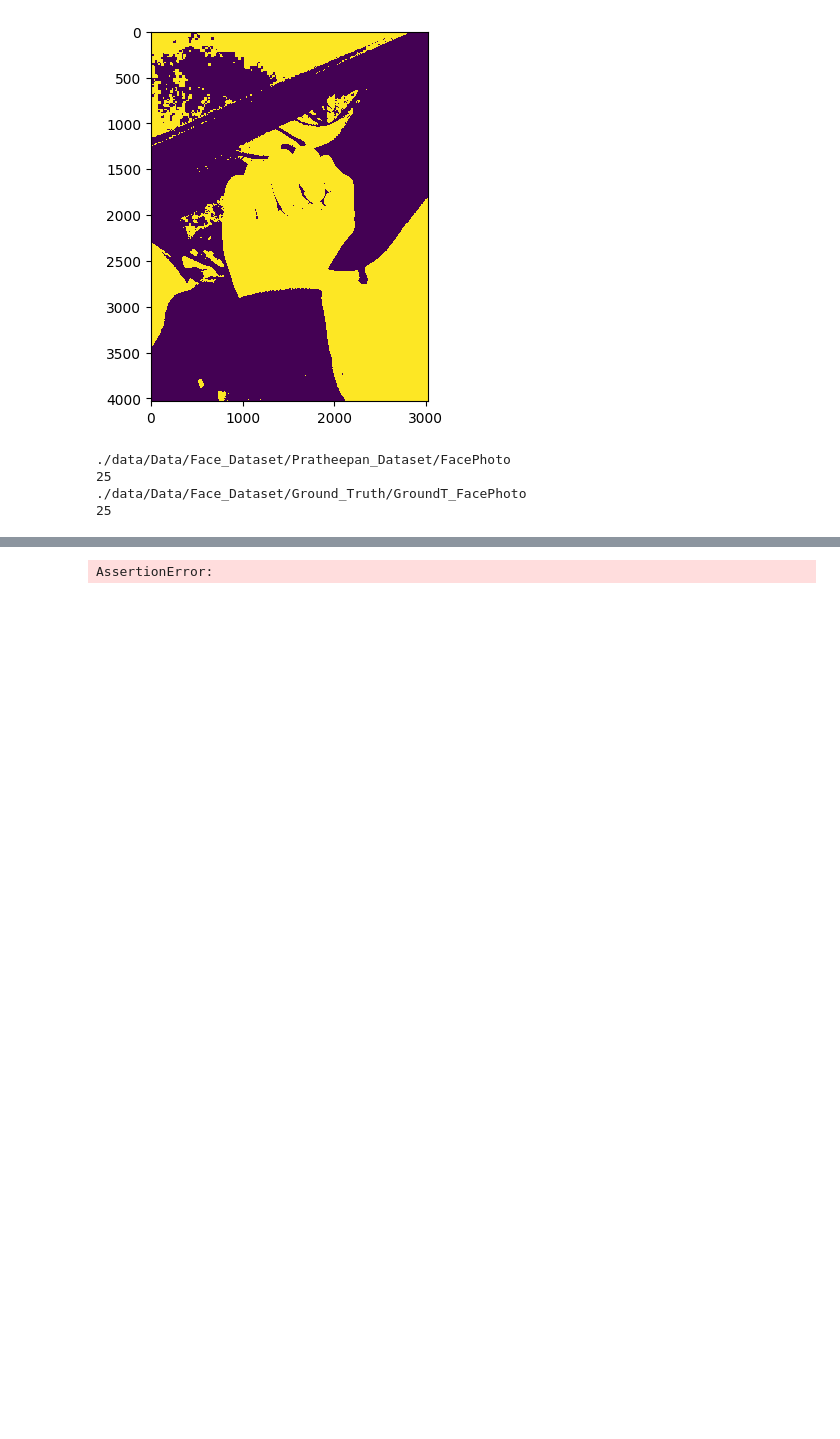
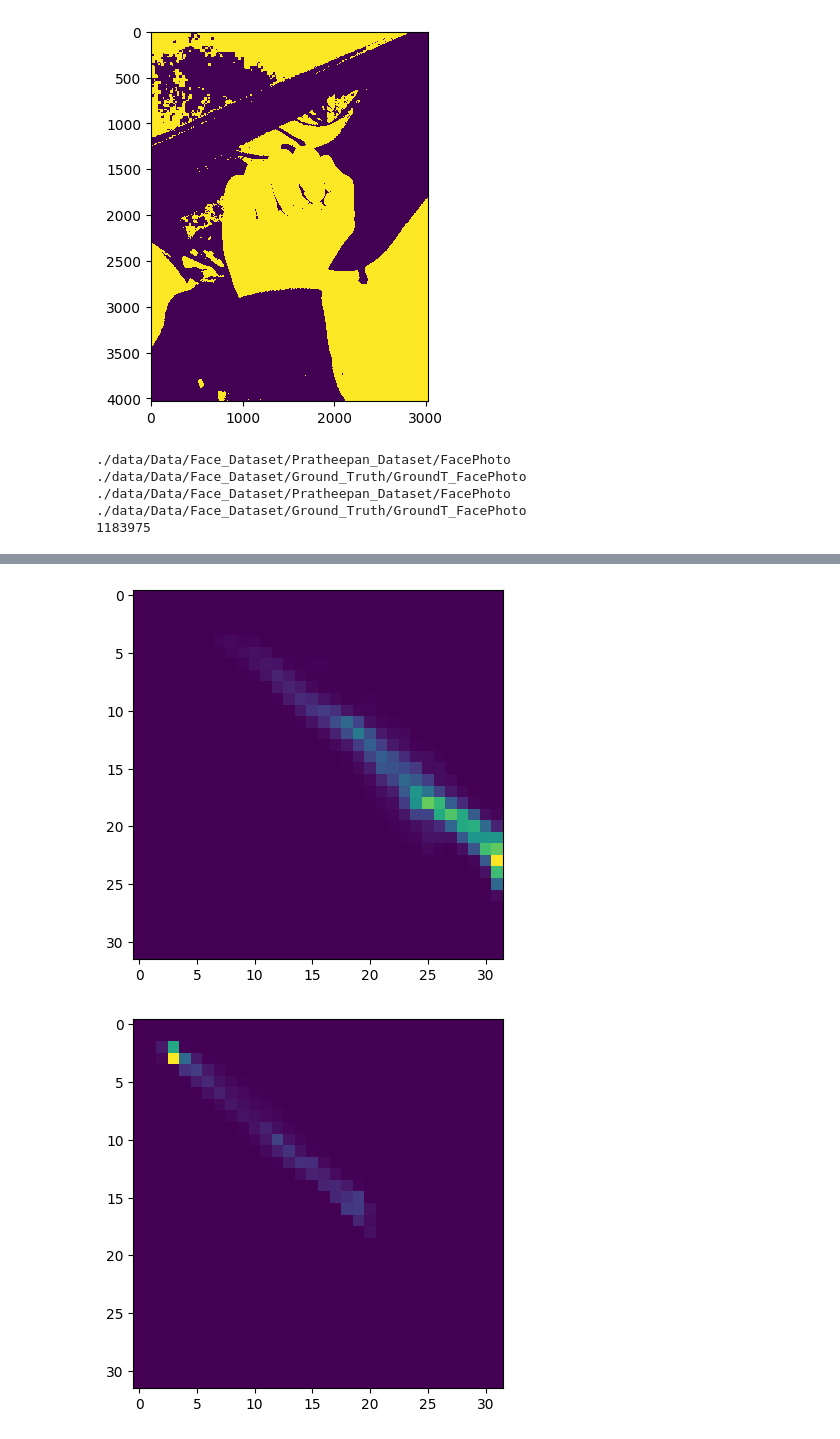
Before and after one commit to MatthiasPicard/projet-vision-cs, a Jupyter notebook: test_skin_filter.ipynb, the cells around one changed output, grey strips where cells are left out. Cells and saved outputs as stored; diff of their text form; code cells hidden in the pictures; blank space fills up the shorter version.

Commit message:
feat: :zap: filtering using histograms

```diff
--- a/test_skin_filter.ipynb
+++ b/test_skin_filter.ipynb
@@ -67,12 +67,12 @@ def getImagesFromResources(skin_rep, color_space):
 skin_images = getImagesFromResources(
     "./data/Data/Face_Dataset/Pratheepan_Dataset/FacePhoto/", "Lab"
 )
-assert len(skin_images) == 32
+assert len(skin_images) == 25  # 32
 
 mask_images = getImagesFromResources(
     "./data/Data/Face_Dataset/Ground_Truth/GroundT_FacePhoto/", "Gray"
 )
-assert len(mask_images) == 32
+assert len(mask_images) == 25  # 32
 
 
 def create_histograms(color_space, size, skin_images, mask_images):
@@ -143,9 +143,10 @@ plt.imshow(hist_non_peau_RG, interpolation="nearest")
 plt.show()
 # %% [output]
 ./data/Data/Face_Dataset/Pratheepan_Dataset/FacePhoto
-25
 ./data/Data/Face_Dataset/Ground_Truth/GroundT_FacePhoto
-25
+./data/Data/Face_Dataset/Pratheepan_Dataset/FacePhoto
+./data/Data/Face_Dataset/Ground_Truth/GroundT_FacePhoto
+1183975
 libpng warning: iCCP: known incorrect sRGB profile
 libpng warning: iCCP: known incorrect sRGB profile
 libpng warning: iCCP: known incorrect sRGB profile
@@ -155 +162,2 @@ libpng warning: iCCP: known incorrect sRGB profile
-AssertionError:
+[figure, added]
+[figure, added]
```
Also changed, not shown: parts of 4 cells of this notebook.
